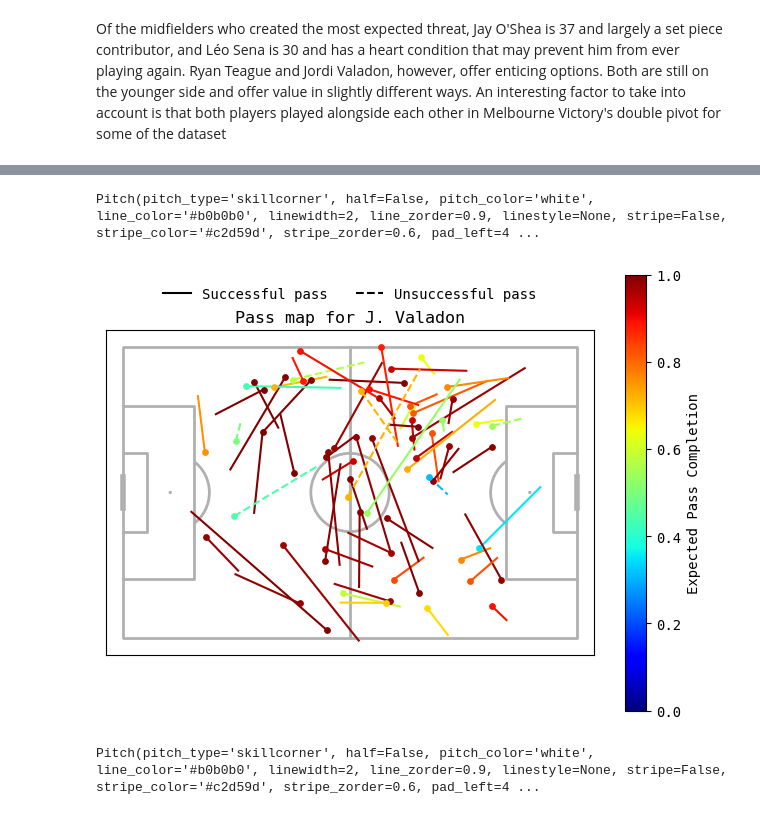
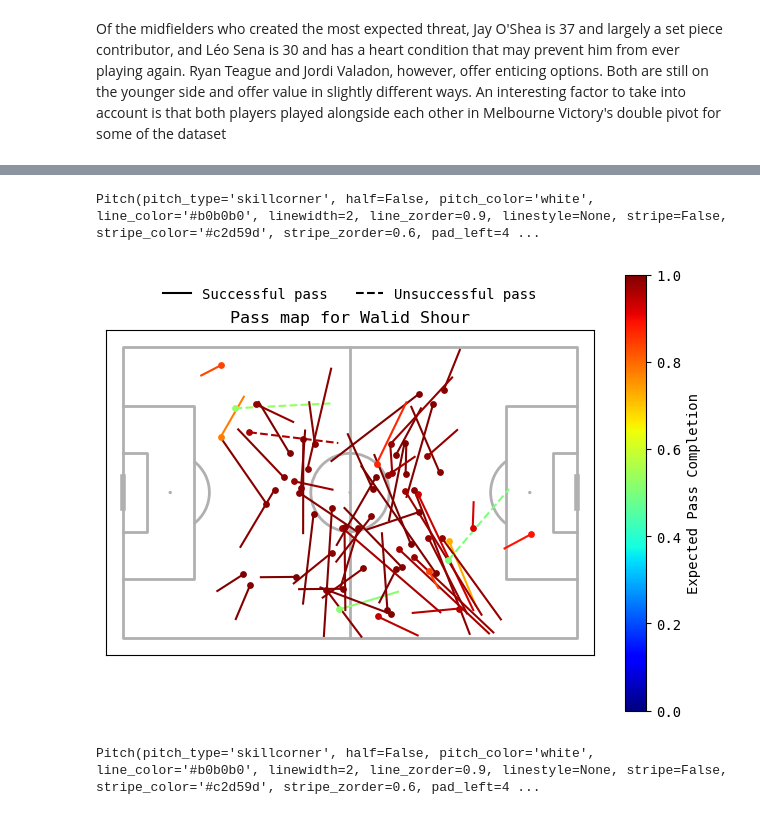
Before and after one commit to nkrackeler30/NextSteps, a Jupyter notebook: Data/ASIProj.ipynb, the cells around one changed output, grey strips where cells are left out. Saved outputs shown, nothing was run; the diff lists cells and outputs as text; code cells hidden in the pictures.

```diff
--- a/Data/ASIProj.ipynb
+++ b/Data/ASIProj.ipynb
@@ -1102,10 +1121,12 @@ map
 # %%
-obj = PassingStats(df).get_xpass_viz(159688)
+
+
+obj = PassingStats(df).get_xpass_viz(287934)
 
 obj
 # %% [output]
 Pitch(pitch_type='skillcorner', half=False, pitch_color='white', line_color='#b0b0b0', linewidth=2, line_zorder=0.9, linestyle=None, stripe=False, stripe_color='#c2d59d', stripe_zorder=0.6, pad_left=4 ...
-[figure, old version]
+[figure, new version]
 # %%
 obj = PassingStats(df).get_xpass_viz(157294)
 
```
Also changed, not shown: parts of 6 cells of this notebook, 2 other files.
